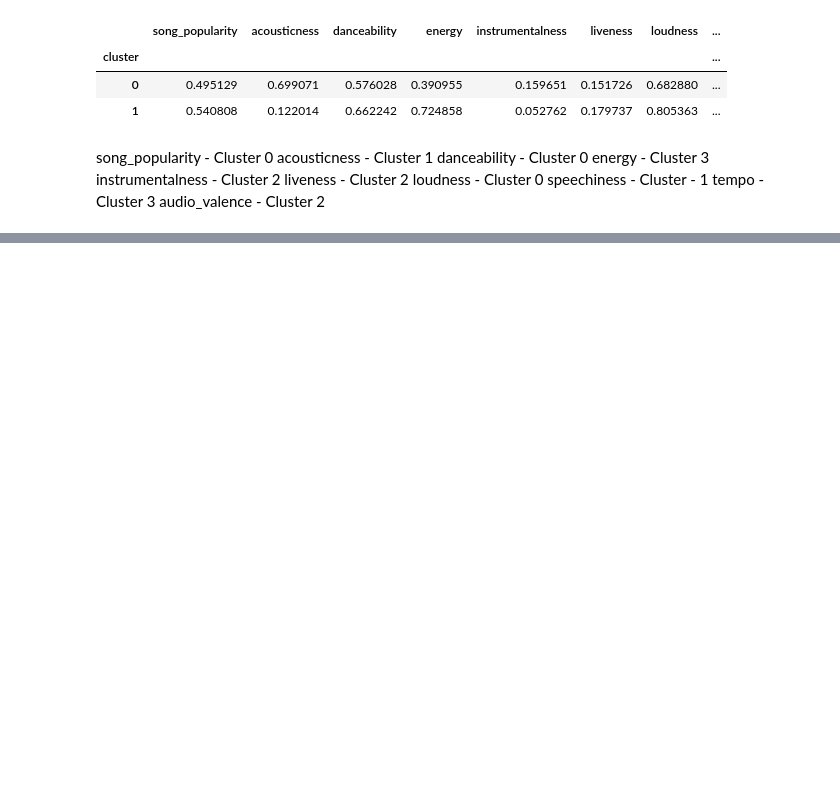
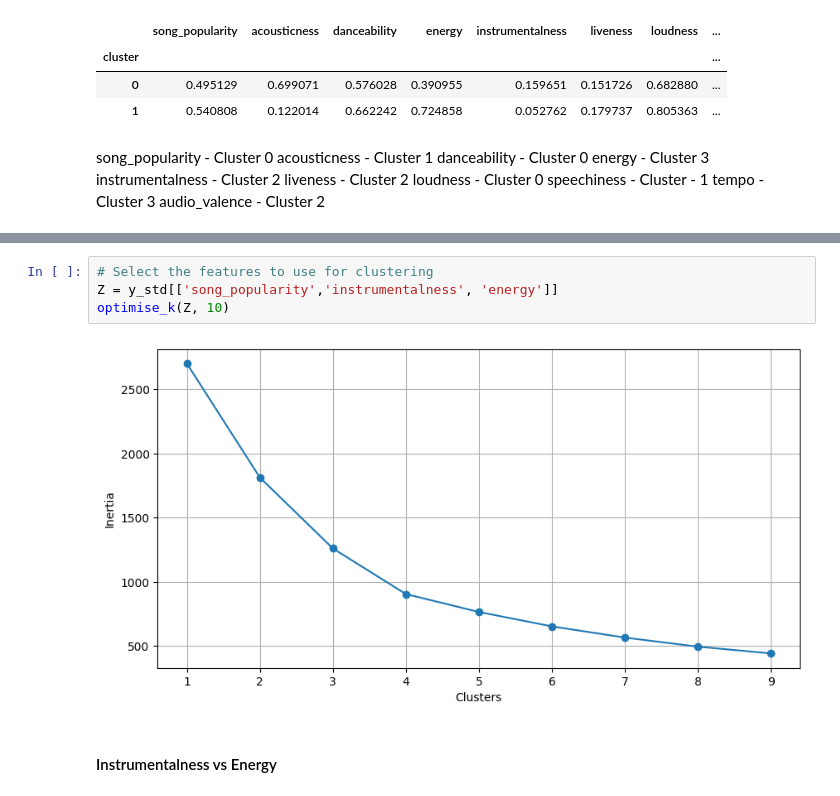
Before and after one commit to RiannDelaCruz/ML_miniproject, a Jupyter notebook: delacruz_dosado_fortaleza.ipynb, the cells around one changed output, grey strips where cells are left out. Drawn from its saved outputs; the diff is of its cells as text; blank space fills up the shorter version.

```diff
--- a/delacruz_dosado_fortaleza.ipynb
+++ b/delacruz_dosado_fortaleza.ipynb
@@ -229,0 +276,8 @@ audio_valence - Cluster 2
+# %%
+# Select the features to use for clustering
+Z = y_std[['song_popularity','instrumentalness', 'energy']]
+optimise_k(Z, 10)
+# %% [output]
+[figure, added]
+# %% [markdown]
+#### Instrumentalness vs Energy
```
Also changed, not shown: parts of 37 cells of this notebook, 1 other file.
